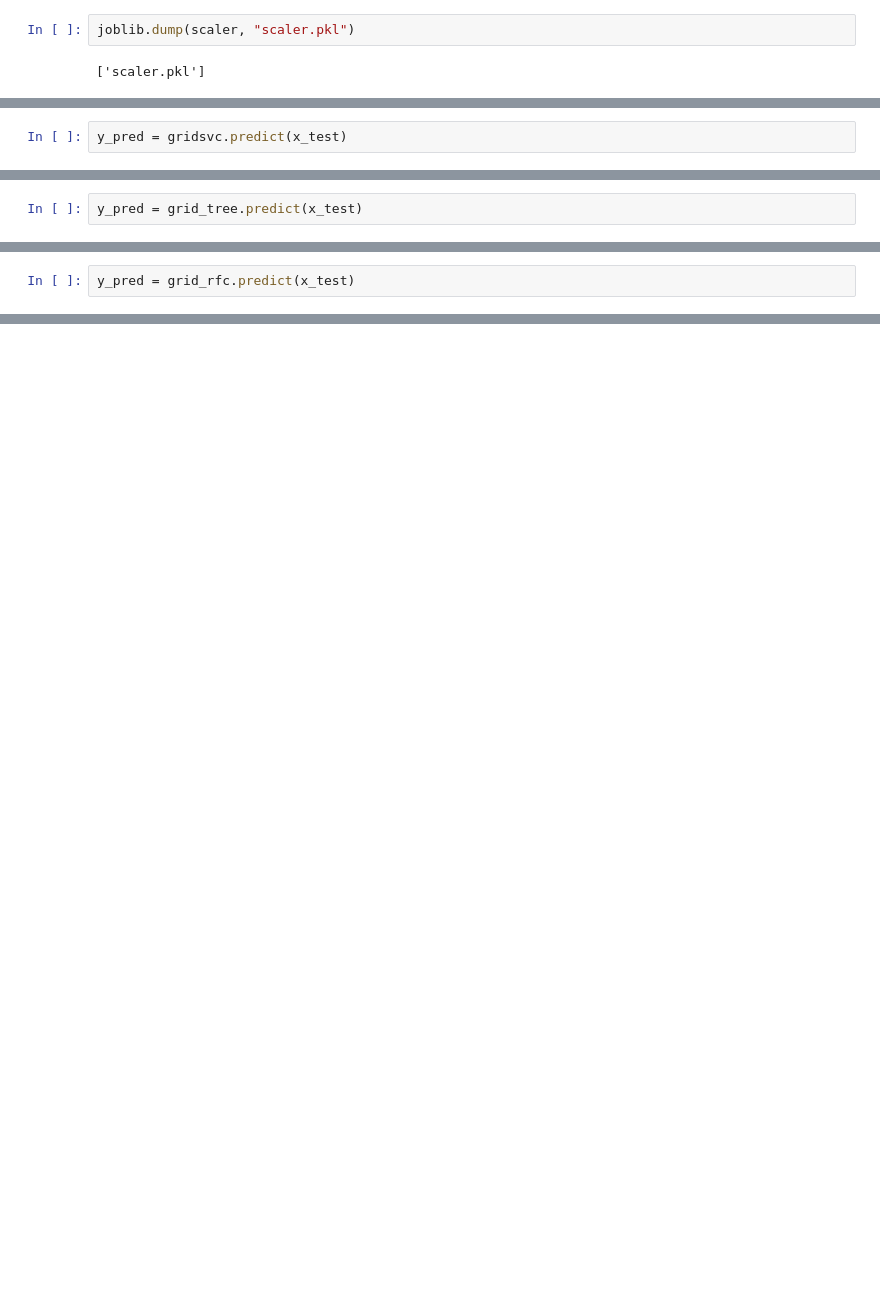
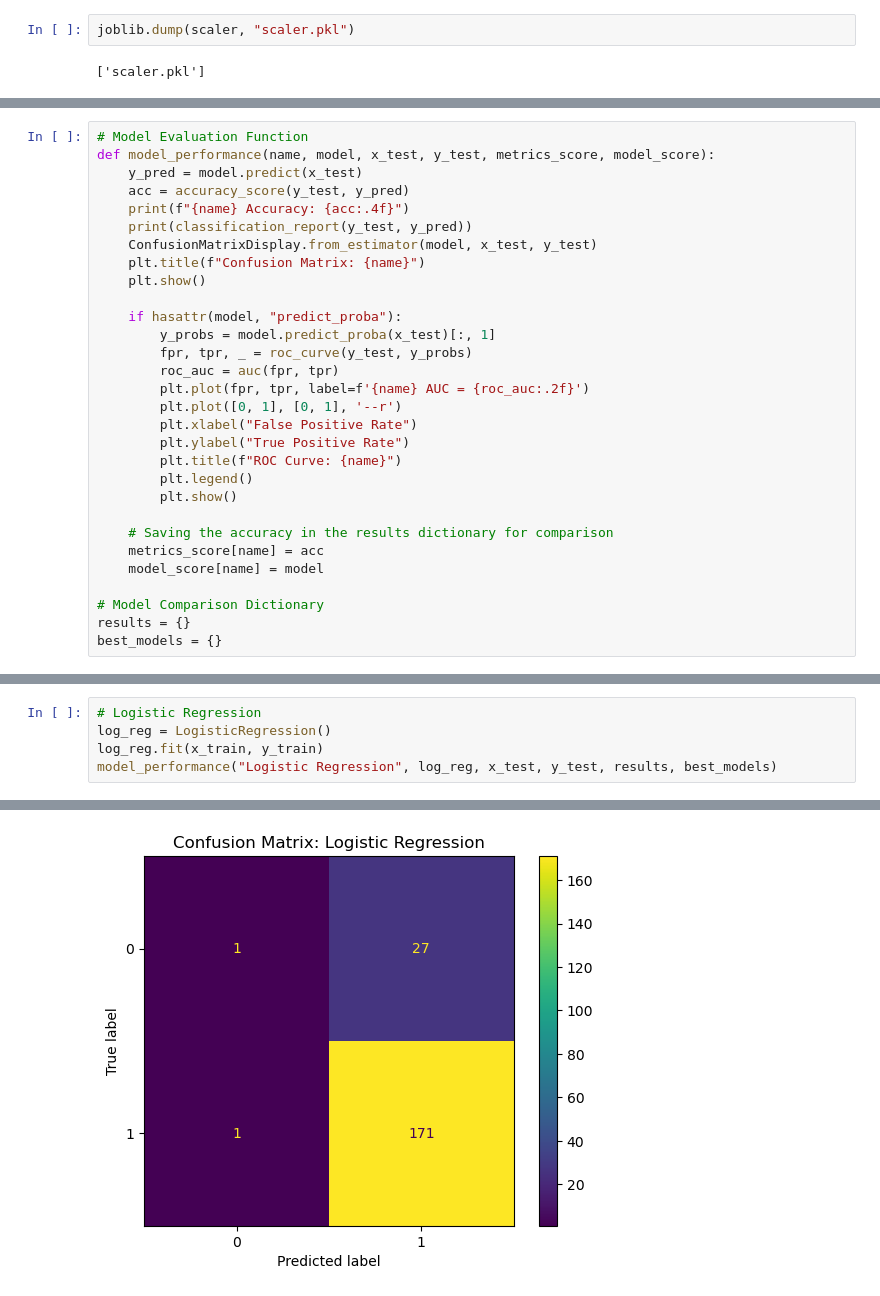
Before and after one commit to SheryllD/customer_churn_prediction, a Jupyter notebook: main.ipynb, the cells around one changed output, grey strips where cells are left out. Drawn from its saved outputs; the diff is of its cells as text; blank space fills up the shorter version.

Commit message:
Improved all models

```diff
--- a/main.ipynb
+++ b/main.ipynb
@@ -355,2 +293,0 @@ gridsvc.best_params_
-# %%
-y_pred = gridsvc.predict(x_test)
@@ -390,2 +293,0 @@ grid_tree.best_params_
-# %%
-y_pred = grid_tree.predict(x_test)
@@ -418,2 +293,0 @@ grid_rfc.best_params_
-# %%
-y_pred = grid_rfc.predict(x_test)
@@ -433,0 +296,30 @@ Index(['Age', 'Gender', 'Tenure', 'MonthlyCharges'], dtype='object')
+# %%
+# Model Evaluation Function
+def model_performance(name, model, x_test, y_test, metrics_score, model_score):
+    y_pred = model.predict(x_test)
+    acc = accuracy_score(y_test, y_pred)
+    print(f"{name} Accuracy: {acc:.4f}")
+    print(classification_report(y_test, y_pred))
+    ConfusionMatrixDisplay.from_estimator(model, x_test, y_test)
+    plt.title(f"Confusion Matrix: {name}")
+    plt.show()
+
+    if hasattr(model, "predict_proba"):
+        y_probs = model.predict_proba(x_test)[:, 1]
+        fpr, tpr, _ = roc_curve(y_test, y_probs)
+        roc_auc = auc(fpr, tpr)
+        plt.plot(fpr, tpr, label=f'{name} AUC = {roc_auc:.2f}')
+        plt.plot([0, 1], [0, 1], '--r')
+        plt.xlabel("False Positive Rate")
+        plt.ylabel("True Positive Rate")
+        plt.title(f"ROC Curve: {name}")
+        plt.legend()
+        plt.show()
+
+    # Saving the accuracy in the results dictionary for comparison
+    metrics_score[name] = acc
+    model_score[name] = model
+
+# Model Comparison Dictionary
+results = {}
+best_models = {}
@@ -433,0 +347,6 @@ Index(['Age', 'Gender', 'Tenure', 'MonthlyCharges'], dtype='object')
+# %%
+# Logistic Regression
+log_reg = LogisticRegression()
+log_reg.fit(x_train, y_train)
+model_performance("Logistic Regression", log_reg, x_test, y_test, results, best_models)
+# %% [output]
@@ -433,0 +362 @@ Index(['Age', 'Gender', 'Tenure', 'MonthlyCharges'], dtype='object')
+[figure, added]
```
Also changed, not shown: parts of 76 cells of this notebook, 2 other files.
